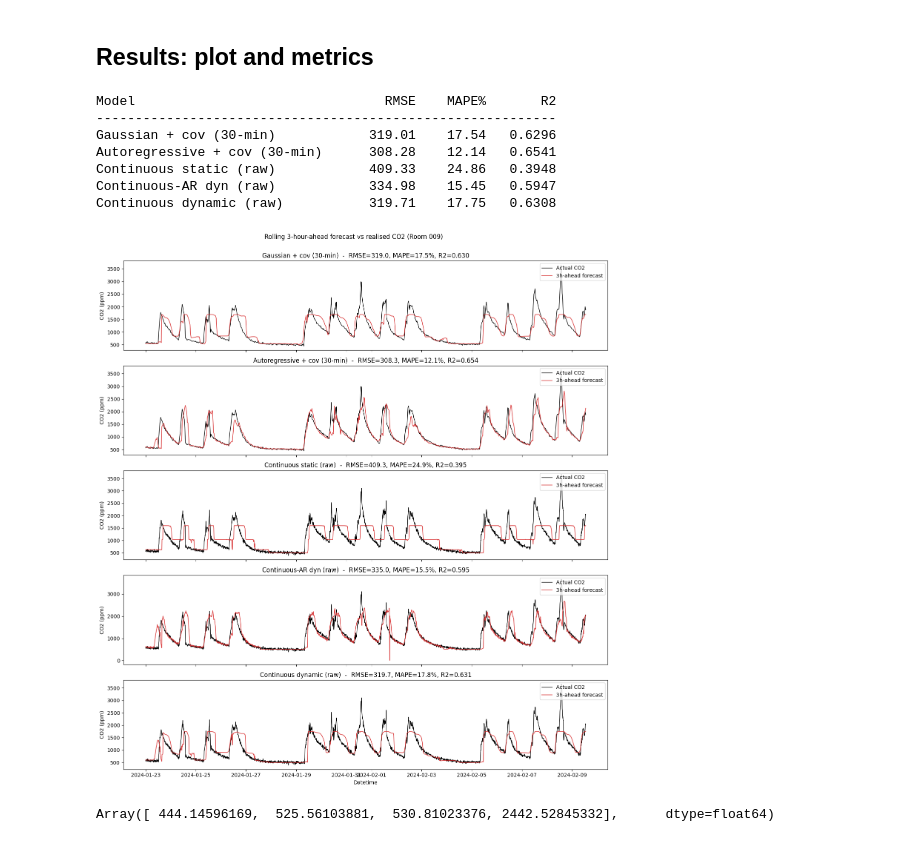
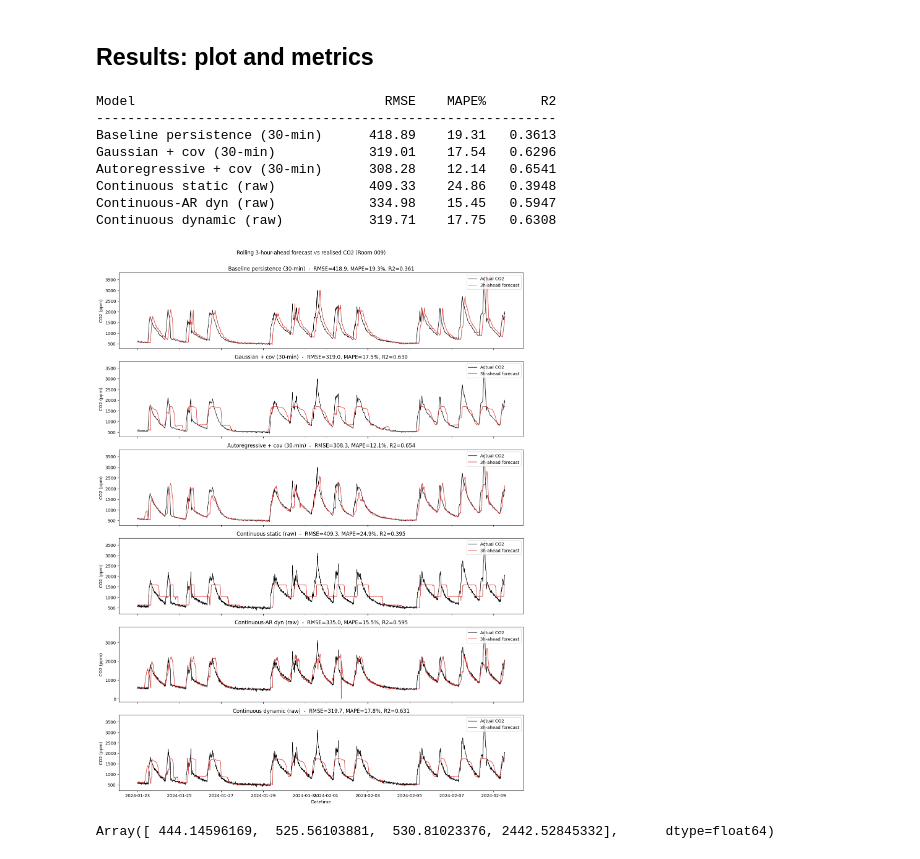
Before and after one commit to Maccen26/hmm-modelling, a Jupyter notebook: week_4_agg.ipynb, the cells around one changed output. Cells and saved outputs as stored; diff of their text form; code cells hidden in the pictures.

Commit message:
Created notebook for week 4, added code to train and evaluate HMMs on CO2 data

```diff
--- a/week_4_agg.ipynb
+++ b/week_4_agg.ipynb
@@ -485,7 +485,18 @@ def rolling_ardecay(model, ys, ts, dates, xs_cov, train_idx, horizon_seconds):
 HORIZON_SEC = HORIZON_HOURS * 3600
 K = int(round(HORIZON_SEC / BIN_SECONDS))       # 6 steps at 30 min
 
+
+def rolling_baseline(ys, dates, train_idx, K):
+    """Persistence: predict y[anchor+K] as the current value y[anchor] (30-min grid)."""
+    ys = jnp.asarray(ys)
+    anchors = jnp.arange(train_idx, len(ys) - K)
+    y_pred = np.asarray(ys[anchors])          # current observation
+    y_true = np.asarray(ys[anchors + K])      # realised 3 h later
+    return dates[np.asarray(anchors) + K], y_true, y_pred
+
+
 results = {}
+results["Baseline persistence (30-min)"] = rolling_baseline(ys_agg, dates_agg, TRAIN_IDX_AGG, K)
 results["Gaussian + cov (30-min)"]      = rolling_discrete(gauss_cov, ys_agg, X_agg_std, TRAIN_IDX_AGG, K, is_ar=False)
 results["Autoregressive + cov (30-min)"] = rolling_discrete(ar_cov,   ys_agg, X_agg_std, TRAIN_IDX_AGG, K, is_ar=True)
 results["Continuous static (raw)"]      = rolling_continuous(cont_static, ys_raw, ts_raw, dates_raw, None,      TRAIN_IDX_RAW, HORIZON_SEC)
@@ -493,34 +504,35 @@ results["Continuous static (raw)"]      = rolling_continuous(cont_static, ys_raw
 results["Continuous-AR dyn (raw)"]      = rolling_ardecay(cont_ar_raw, ys_raw, ts_raw, dates_raw, X_raw_std, TRAIN_IDX_RAW, HORIZON_SEC)
 results["Continuous dynamic (raw)"]     = rolling_continuous(cont_dyn,    ys_raw, ts_raw, dates_raw, X_raw_std, TRAIN_IDX_RAW, HORIZON_SEC)
 
 print(f"{'Model':<32}{'RMSE':>9}{'MAPE%':>9}{'R2':>9}")
 print("-" * 59)
 for name, (td, yt, yp) in results.items():
     yt_j, yp_j = jnp.asarray(yt), jnp.asarray(yp)
     print(f"{name:<32}{rmse(yt_j, yp_j):9.2f}{mape(yt_j, yp_j):9.2f}{r2_score(yt_j, yp_j):9.4f}")
 
 fig, axes = plt.subplots(len(results), 1, figsize=(14, 3 * len(results)), sharex=True)
 for ax, (name, (td, yt, yp)) in zip(axes, results.items()):
     yt_j, yp_j = jnp.asarray(yt), jnp.asarray(yp)
     ax.plot(td, yt, color="black", lw=1.0, label="Actual CO2")
     ax.plot(td, yp, color="tab:red", lw=1.2, alpha=0.85, label=f"{HORIZON_HOURS}h-ahead forecast")
     ax.set_title(f"{name}  -  RMSE={rmse(yt_j, yp_j):.1f}, "
                  f"MAPE={mape(yt_j, yp_j):.1f}%, R2={r2_score(yt_j, yp_j):.3f}")
     ax.set_ylabel("CO2 (ppm)")
     ax.legend(loc="upper right")
 axes[-1].set_xlabel("Datetime")
 fig.suptitle(f"Rolling {HORIZON_HOURS}-hour-ahead forecast vs realised CO2 ({room_name})", y=1.002)
 plt.tight_layout()
 plt.show()
 # %% [output]
 Model                                RMSE    MAPE%       R2
 -----------------------------------------------------------
+Baseline persistence (30-min)      418.89    19.31   0.3613
 Gaussian + cov (30-min)            319.01    17.54   0.6296
 Autoregressive + cov (30-min)      308.28    12.14   0.6541
 Continuous static (raw)            409.33    24.86   0.3948
 Continuous-AR dyn (raw)            334.98    15.45   0.5947
 Continuous dynamic (raw)           319.71    17.75   0.6308
-[figure, old version]
+[figure, new version]
 # %%
 model = ar_cov
 
```
Also changed, not shown: 2 other files.
